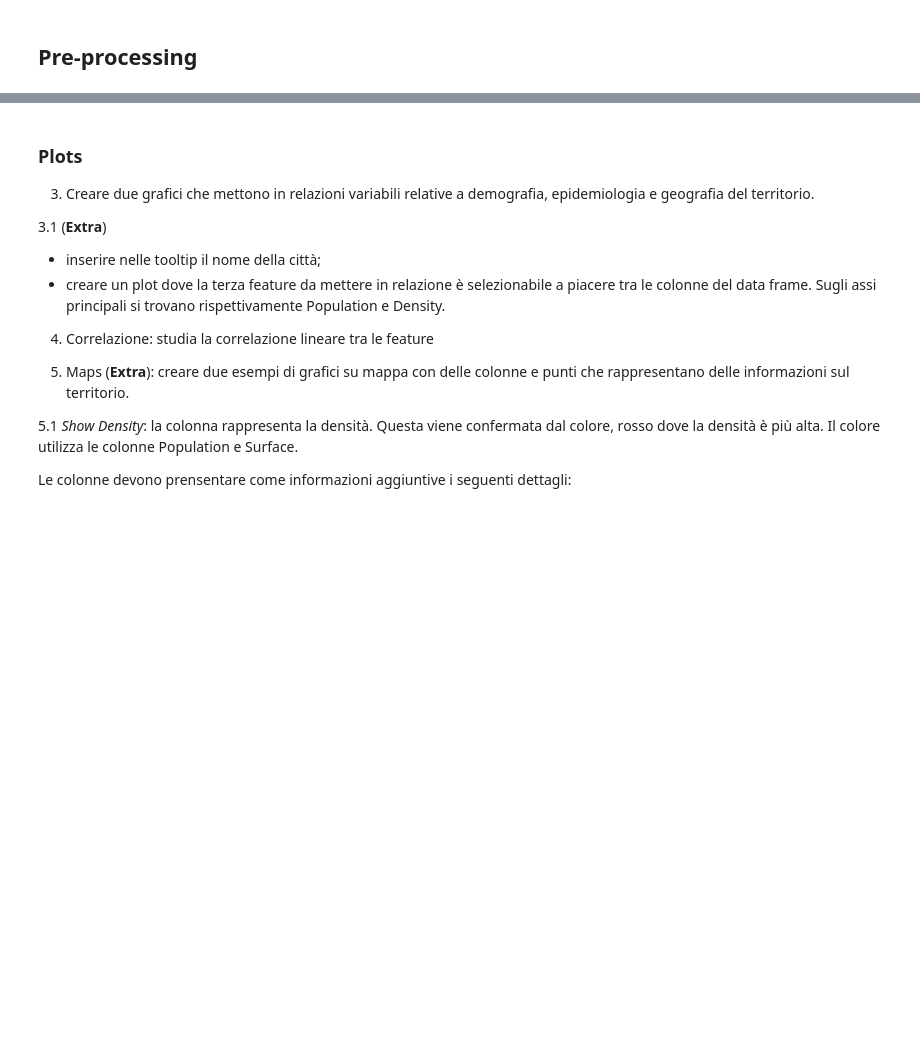
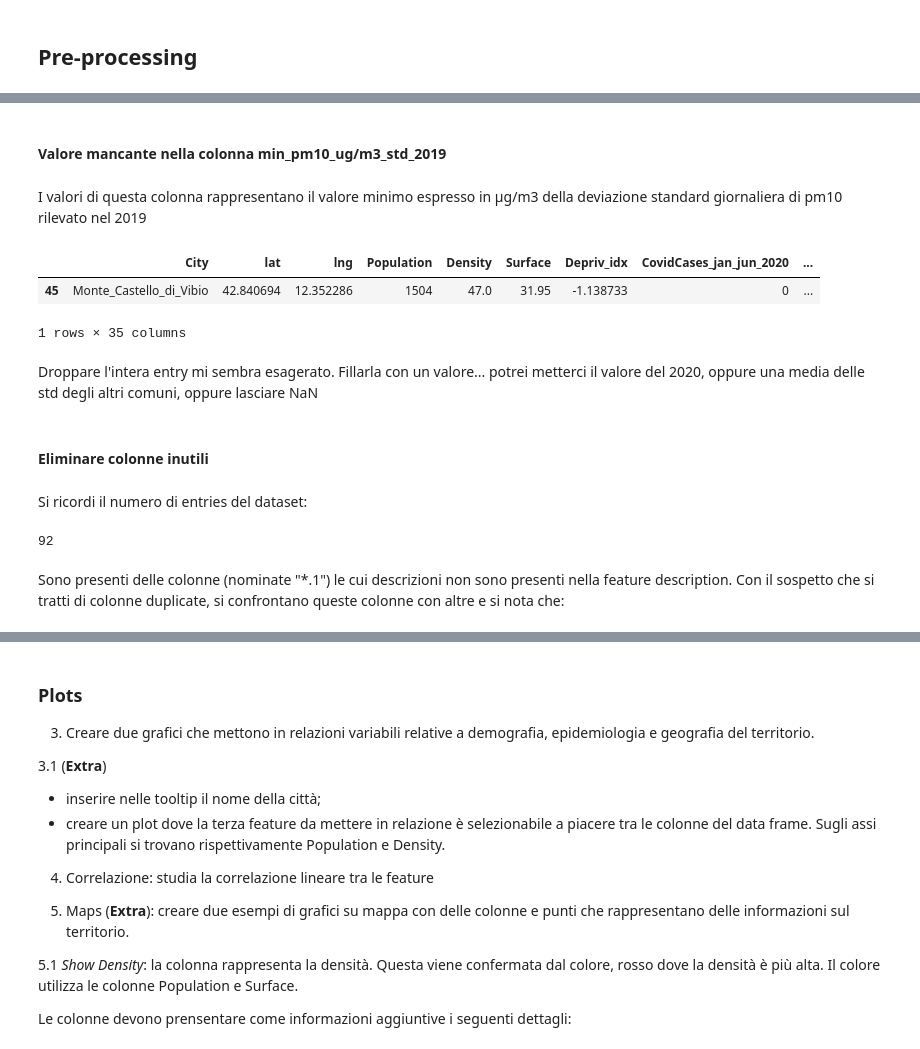
Before and after one commit to nutc22/ml-covid-pollution, a Jupyter notebook: exam.ipynb, the cells around one changed output, grey strips where cells are left out. Cells and saved outputs as stored; diff of their text form; code cells hidden in the pictures; blank space fills up the shorter version.

```diff
--- a/exam.ipynb
+++ b/exam.ipynb
@@ -10,0 +100,24 @@
+# %%
+df.drop('Region', axis=1, inplace=True)
+# %% [markdown]
+#### Valore mancante nella colonna min_pm10_ug/m3_std_2019
+# %% [markdown]
+I valori di questa colonna rappresentano il valore minimo espresso in μg/m3 della deviazione standard giornaliera di pm10 rilevato nel 2019
+# %%
+df.loc[df["min_pm10_ug/m3_std_2019"].isnull()]
+# %% [output]
+|  | City | lat | lng | Population | Density | Surface | Depriv_idx | CovidCases_jan_jun_2020 | ... |
+| 45 | Monte_Castello_di_Vibio | 42.840694 | 12.352286 | 1504 | 47.0 | 31.95 | -1.138733 | 0 | ... |
+1 rows × 35 columns
+# %% [markdown]
+Droppare l'intera entry mi sembra esagerato. Fillarla con un valore... potrei metterci il valore del 2020, oppure una media delle std degli altri comuni, oppure lasciare NaN
+# %% [markdown]
+#### Eliminare colonne inutili
+# %% [markdown]
+Si ricordi il numero di entries del dataset:
+# %%
+len(df)
+# %% [output]
+92
+# %% [markdown]
+Sono presenti delle colonne \(nominate "*.1"\) le cui descrizioni non sono presenti nella feature description. Con il sospetto che si tratti di colonne duplicate, si confrontano queste colonne con altre e si nota che:
```
Also changed, not shown: parts of 23 cells of this notebook, 1 other file.
